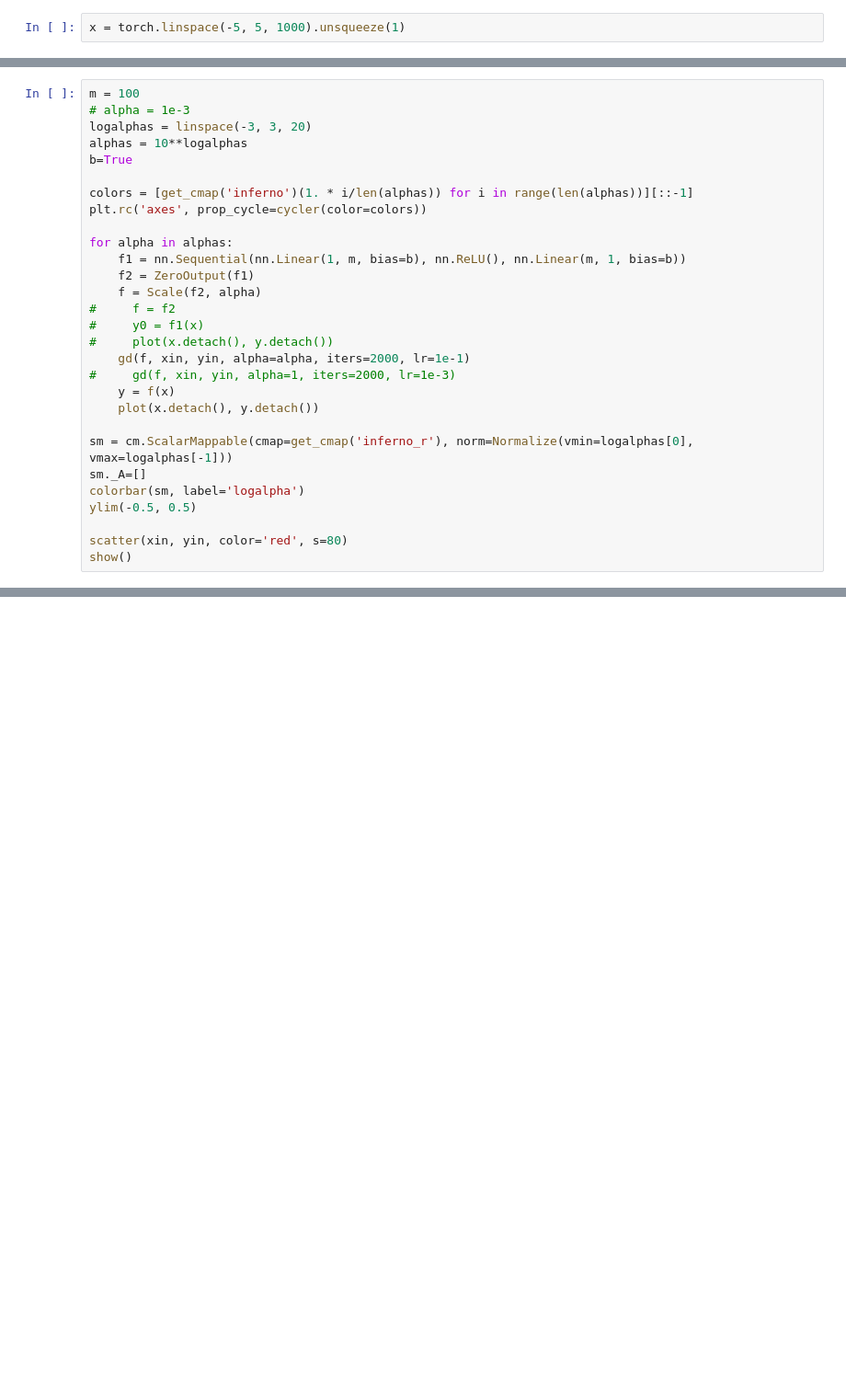
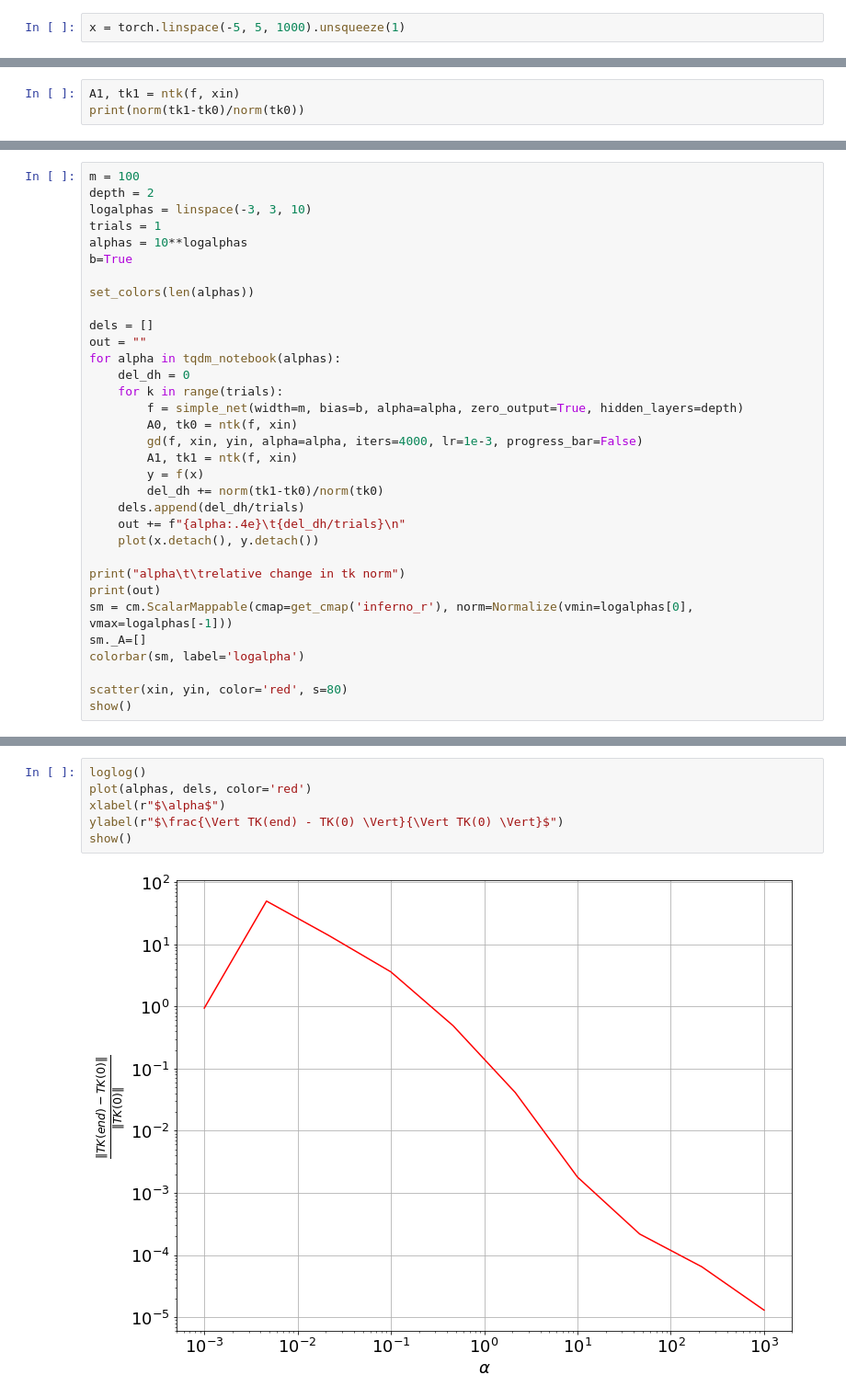
Before and after one commit to rajatvd/NTK, a Jupyter notebook: ntk.ipynb, the cells around one changed output, grey strips where cells are left out. Shown at 92% size. Drawn from its saved outputs; the diff is of its cells as text; blank space fills up the shorter version.

```diff
--- a/ntk.ipynb
+++ b/ntk.ipynb
@@ -65,0 +176,3 @@ def ntk(model, inp):
+# %%
+A1, tk1 = ntk(f, xin)
+print(norm(tk1-tk0)/norm(tk0))
@@ -66,29 +206,33 @@ def ntk(model, inp):
 # %%
 m = 100
-# alpha = 1e-3
-logalphas = linspace(-3, 3, 20)
+depth = 2
+logalphas = linspace(-3, 3, 10)
+trials = 1
 alphas = 10**logalphas
 b=True
 
-colors = [get_cmap('inferno')(1. * i/len(alphas)) for i in range(len(alphas))][::-1]
-plt.rc('axes', prop_cycle=cycler(color=colors))
+set_colors(len(alphas))
 
-for alpha in alphas:
-    f1 = nn.Sequential(nn.Linear(1, m, bias=b), nn.ReLU(), nn.Linear(m, 1, bias=b))
-    f2 = ZeroOutput(f1)
-    f = Scale(f2, alpha)
-#     f = f2
-#     y0 = f1(x)
-#     plot(x.detach(), y.detach())
-    gd(f, xin, yin, alpha=alpha, iters=2000, lr=1e-1)
-#     gd(f, xin, yin, alpha=1, iters=2000, lr=1e-3)
-    y = f(x)
+dels = []
+out = ""
+for alpha in tqdm_notebook(alphas):
+    del_dh = 0
+    for k in range(trials):
+        f = simple_net(width=m, bias=b, alpha=alpha, zero_output=True, hidden_layers=depth)
+        A0, tk0 = ntk(f, xin)
+        gd(f, xin, yin, alpha=alpha, iters=4000, lr=1e-3, progress_bar=False)
+        A1, tk1 = ntk(f, xin)
+        y = f(x)
+        del_dh += norm(tk1-tk0)/norm(tk0)
+    dels.append(del_dh/trials)
+    out += f"{alpha:.4e}\t{del_dh/trials}\n"
     plot(x.detach(), y.detach())
 
+print("alpha\t\trelative change in tk norm")
+print(out)
 sm = cm.ScalarMappable(cmap=get_cmap('inferno_r'), norm=Normalize(vmin=logalphas[0], vmax=logalphas[-1]))
 sm._A=[]
 colorbar(sm, label='logalpha')
-ylim(-0.5, 0.5)
 
 scatter(xin, yin, color='red', s=80)
 show()
@@ -96,0 +242,8 @@ show()
+# %%
+loglog()
+plot(alphas, dels, color='red')
+xlabel(r"$\alpha$")
+ylabel(r"$\frac{\Vert TK(end) - TK(0) \Vert}{\Vert TK(0) \Vert}$")
+show()
+# %% [output]
+[figure, added]
```
Also changed, not shown: parts of 67 cells of this notebook, 1 other file.
